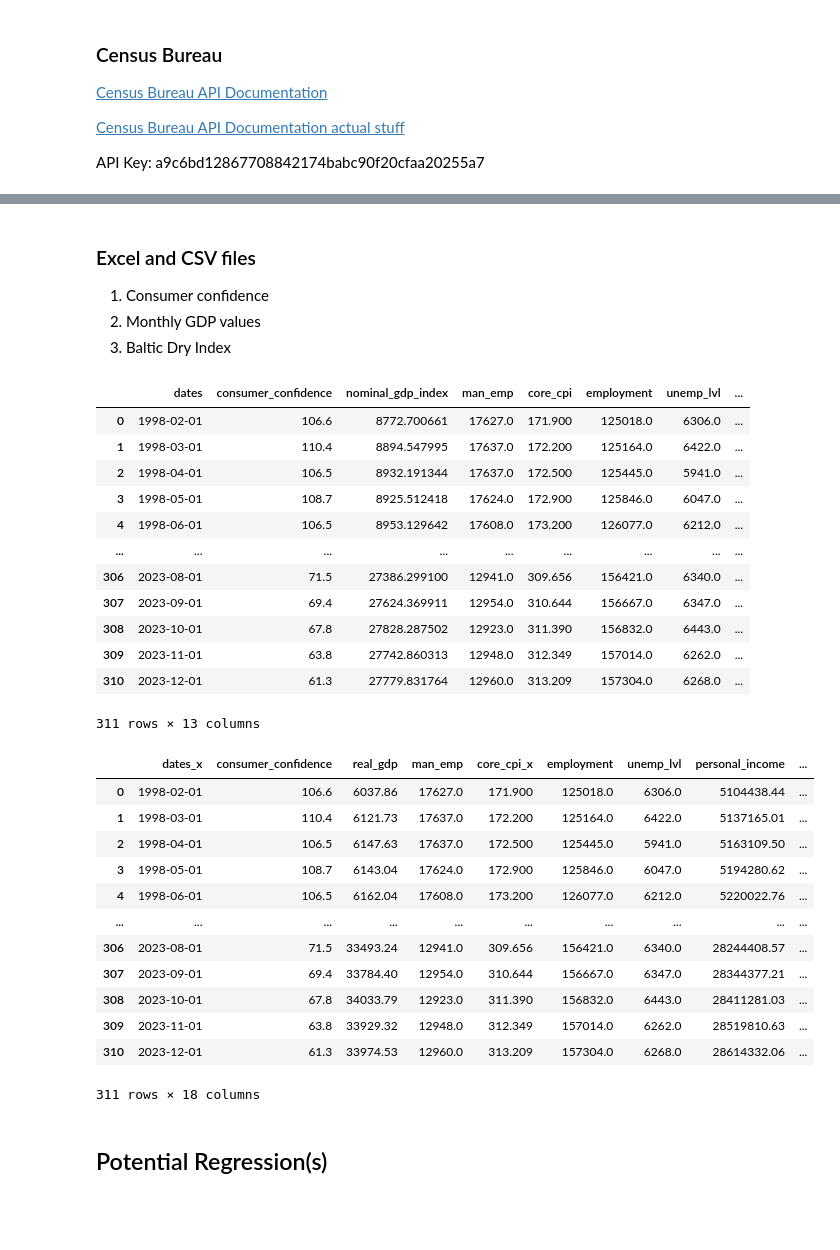
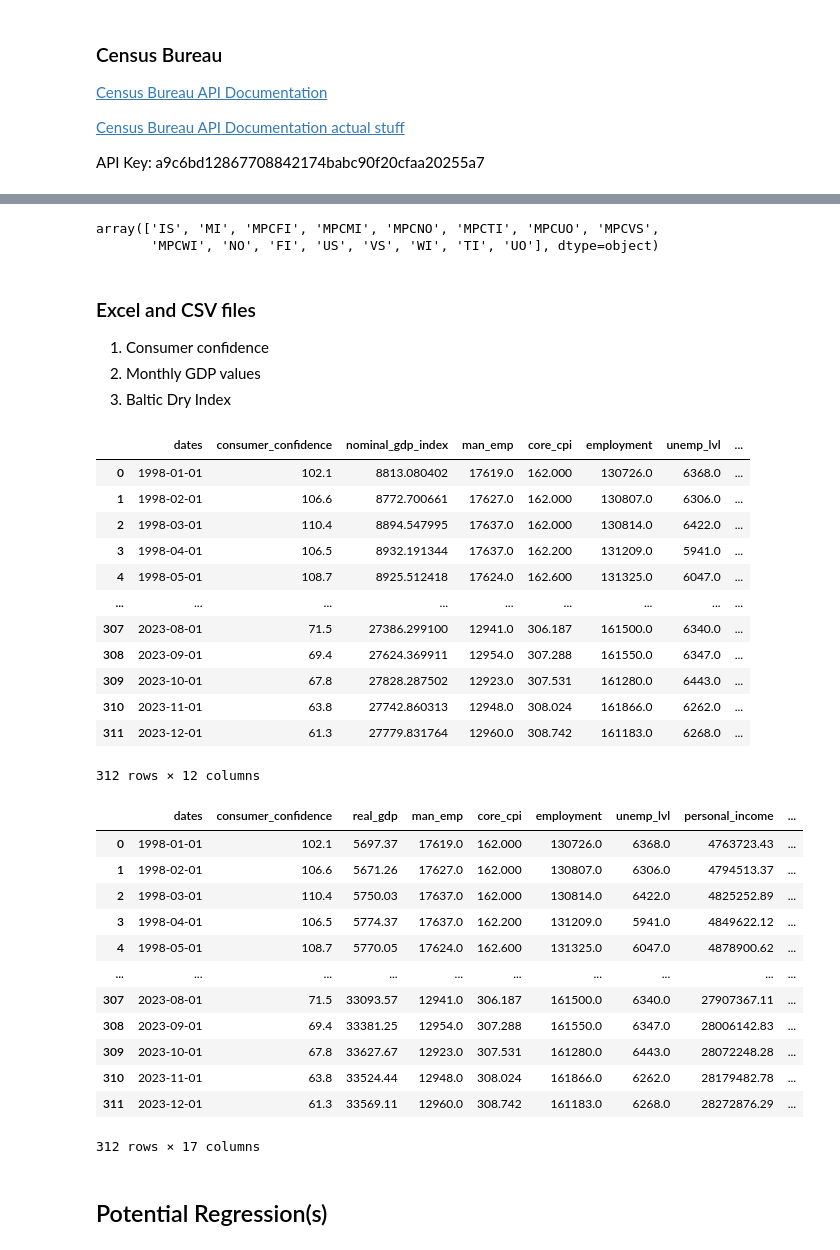
Before and after one commit to mh48642n/Scraping_and_APIs, a Jupyter notebook: Okun's_Law.ipynb, the cells around one changed output, grey strips where cells are left out. Cells and saved outputs as stored; diff of their text form; code cells hidden in the pictures; blank space fills up the shorter version.

```diff
--- a/Okun's_Law.ipynb
+++ b/Okun's_Law.ipynb
@@ -235,3 +211,13 @@ bls_data = bls_data.sort_values(by = "dates").reset_index(0)[["dates", "man_emp"
+# %%
+bls_data = pd.DataFrame(bls_data)
+
+after = ["man_emp","core_cpi","employment", "unemp_lvl"]
+
+for i in range(0, len(series_id)):
+    bls_data = bls_data.rename(columns = {series_id[i]: after[i]})
+
+bls_data = bls_data[["dates","man_emp","core_cpi","employment", "unemp_lvl"]].reset_index(drop = True, inplace = False)
+#right.pivot(
 # %%
 bls_data
 # %% [output]
@@ -323,7 +325,13 @@ cbs["dates"] = pd.to_datetime(cbs["dates"])
+# %%
+#Helps find the type of data in the larger dataset
+cbs["data_type_code"].unique()
+# %% [output]
+array(['IS', 'MI', 'MPCFI', 'MPCMI', 'MPCNO', 'MPCTI', 'MPCUO', 'MPCVS',
+       'MPCWI', 'NO', 'FI', 'US', 'VS', 'WI', 'TI', 'UO'], dtype=object)
 # %%
-#Subsets data by specific data types: Value of Shipments(VS), Finished Inventory(FI), Total Inventory(TI)
+#Subsets data by specific data types: Value of Shipments(VS), Materials and Supplies Inventories (MI)
 #Also made sure the data was seasonally adjusted
-cbs = cbs[((cbs["data_type_code"] == "VS") | (cbs["data_type_code"] == "FI") | (cbs["data_type_code"] == "TI")) & (cbs["seasonally_adj"] == "yes")]
+cbs = cbs[((cbs["data_type_code"] == "VS") | (cbs["data_type_code"] == "MI"))& (cbs["seasonally_adj"] == "yes")]
 
 #subsets the columns to make it easier when combining with later tables
 cbs = cbs[["dates", "cell_value", "data_type_code", "seasonally_adj", "category_code"]].reset_index(drop = True, inplace = False )
@@ -352,15 +360,13 @@ bdi["dates"] = pd.to_datetime(bdi["dates"])
 list_frames = [gdp, consumer, bls_data, pi_bea, dt_fr_avg, bdi]
 
 #List of the Column names that would be in Census Bureau dataset
-list_cbs_cl = ["VS", "FI", "TI"]
+list_cbs_cl = ["VS", "MI"]
 
 #iterates through the list of dataframes and joins them sequentially
-for i in range(0, len(list_frames)):
-    if i == 0:
-        continue
-    elif i == 1:
+for i in range(1, len(list_frames)):
+    if i == 1:
         df1 = pd.merge(list_frames[i], list_frames[i-1])
-    elif i > 1 & i <= 4:
+    else:
         df1 = pd.merge(df1, list_frames[i])
 
 #Iterates through the columns to create a new dataframe from somewhat cleaned sensus buearu dataframe from earlier
@@ -372,21 +378,21 @@ for j in range(0, len(list_cbs_cl)):
 df1
 # %% [output]
 |  | dates | consumer_confidence | nominal_gdp_index | man_emp | core_cpi | employment | unemp_lvl | ... |
-| 0 | 1998-02-01 | 106.6 | 8772.700661 | 17627.0 | 171.900 | 125018.0 | 6306.0 | ... |
-| 1 | 1998-03-01 | 110.4 | 8894.547995 | 17637.0 | 172.200 | 125164.0 | 6422.0 | ... |
-| 2 | 1998-04-01 | 106.5 | 8932.191344 | 17637.0 | 172.500 | 125445.0 | 5941.0 | ... |
-| 3 | 1998-05-01 | 108.7 | 8925.512418 | 17624.0 | 172.900 | 125846.0 | 6047.0 | ... |
-| 4 | 1998-06-01 | 106.5 | 8953.129642 | 17608.0 | 173.200 | 126077.0 | 6212.0 | ... |
+| 0 | 1998-01-01 | 102.1 | 8813.080402 | 17619.0 | 162.000 | 130726.0 | 6368.0 | ... |
+| 1 | 1998-02-01 | 106.6 | 8772.700661 | 17627.0 | 162.000 | 130807.0 | 6306.0 | ... |
+| 2 | 1998-03-01 | 110.4 | 8894.547995 | 17637.0 | 162.000 | 130814.0 | 6422.0 | ... |
+| 3 | 1998-04-01 | 106.5 | 8932.191344 | 17637.0 | 162.200 | 131209.0 | 5941.0 | ... |
+| 4 | 1998-05-01 | 108.7 | 8925.512418 | 17624.0 | 162.600 | 131325.0 | 6047.0 | ... |
 | ... | ... | ... | ... | ... | ... | ... | ... | ... |
-| 306 | 2023-08-01 | 71.5 | 27386.299100 | 12941.0 | 309.656 | 156421.0 | 6340.0 | ... |
-| 307 | 2023-09-01 | 69.4 | 27624.369911 | 12954.0 | 310.644 | 156667.0 | 6347.0 | ... |
-| 308 | 2023-10-01 | 67.8 | 27828.287502 | 12923.0 | 311.390 | 156832.0 | 6443.0 | ... |
-| 309 | 2023-11-01 | 63.8 | 27742.860313 | 12948.0 | 312.349 | 157014.0 | 6262.0 | ... |
-| 310 | 2023-12-01 | 61.3 | 27779.831764 | 12960.0 | 313.209 | 157304.0 | 6268.0 | ... |
+| 307 | 2023-08-01 | 71.5 | 27386.299100 | 12941.0 | 306.187 | 161500.0 | 6340.0 | ... |
+| 308 | 2023-09-01 | 69.4 | 27624.369911 | 12954.0 | 307.288 | 161550.0 | 6347.0 | ... |
+| 309 | 2023-10-01 | 67.8 | 27828.287502 | 12923.0 | 307.531 | 161280.0 | 6443.0 | ... |
+| 310 | 2023-11-01 | 63.8 | 27742.860313 | 12948.0 | 308.024 | 161866.0 | 6262.0 | ... |
+| 311 | 2023-12-01 | 61.3 | 27779.831764 | 12960.0 | 308.742 | 161183.0 | 6268.0 | ... |
-311 rows × 13 columns
+312 rows × 12 columns
 # %%
 #converting columns to numeric values
-df1[["personal_income", "baltic_dry_index","VS", "FI", "TI"]] = df1[["personal_income", "baltic_dry_index","VS", "FI", "TI"]].apply(pd.to_numeric, errors = "coerce")
+df1[["personal_income", "baltic_dry_index","VS", "MI"]] = df1[["personal_income", "baltic_dry_index","VS", "MI"]].apply(pd.to_numeric, errors = "coerce")
 
 #grabbing the year from the dates column
 df1["year"] = df1.dates.dt.strftime('%Y')
@@ -399,32 +405,32 @@ cpi = cpi.reset_index(0)
 # %%
 df = df.merge(cpi, left_on = "year", right_on = "dates")
 
-names = ["personal_income", "nominal_gdp_index", "baltic_dry_index", "VS", "FI", "TI"]
+names = ["personal_income", "nominal_gdp_index", "baltic_dry_index", "VS", "MI"]
 
 for name in names:
     df[name] = pd.to_numeric(df[name] * df["adjust_2017"]).round(2)
 
     if name == "nominal_gdp_index":
         df = df.rename(columns = {"nominal_gdp_index":"real_gdp"})
 
 df["VS_per_capita"] = (df["VS"] / df["man_emp"]).round(2)
 
 df = df.rename(columns = {"dates_x":"dates", "core_cpi_x":"core_cpi"})
 df
 # %% [output]
-|  | dates_x | consumer_confidence | real_gdp | man_emp | core_cpi_x | employment | unemp_lvl | personal_income | ... |
-| 0 | 1998-02-01 | 106.6 | 6037.86 | 17627.0 | 171.900 | 125018.0 | 6306.0 | 5104438.44 | ... |
-| 1 | 1998-03-01 | 110.4 | 6121.73 | 17637.0 | 172.200 | 125164.0 | 6422.0 | 5137165.01 | ... |
-| 2 | 1998-04-01 | 106.5 | 6147.63 | 17637.0 | 172.500 | 125445.0 | 5941.0 | 5163109.50 | ... |
-| 3 | 1998-05-01 | 108.7 | 6143.04 | 17624.0 | 172.900 | 125846.0 | 6047.0 | 5194280.62 | ... |
-| 4 | 1998-06-01 | 106.5 | 6162.04 | 17608.0 | 173.200 | 126077.0 | 6212.0 | 5220022.76 | ... |
+|  | dates | consumer_confidence | real_gdp | man_emp | core_cpi | employment | unemp_lvl | personal_income | ... |
+| 0 | 1998-01-01 | 102.1 | 5697.37 | 17619.0 | 162.000 | 130726.0 | 6368.0 | 4763723.43 | ... |
+| 1 | 1998-02-01 | 106.6 | 5671.26 | 17627.0 | 162.000 | 130807.0 | 6306.0 | 4794513.37 | ... |
+| 2 | 1998-03-01 | 110.4 | 5750.03 | 17637.0 | 162.000 | 130814.0 | 6422.0 | 4825252.89 | ... |
+| 3 | 1998-04-01 | 106.5 | 5774.37 | 17637.0 | 162.200 | 131209.0 | 5941.0 | 4849622.12 | ... |
+| 4 | 1998-05-01 | 108.7 | 5770.05 | 17624.0 | 162.600 | 131325.0 | 6047.0 | 4878900.62 | ... |
 | ... | ... | ... | ... | ... | ... | ... | ... | ... | ... |
-| 306 | 2023-08-01 | 71.5 | 33493.24 | 12941.0 | 309.656 | 156421.0 | 6340.0 | 28244408.57 | ... |
-| 307 | 2023-09-01 | 69.4 | 33784.40 | 12954.0 | 310.644 | 156667.0 | 6347.0 | 28344377.21 | ... |
-| 308 | 2023-10-01 | 67.8 | 34033.79 | 12923.0 | 311.390 | 156832.0 | 6443.0 | 28411281.03 | ... |
-| 309 | 2023-11-01 | 63.8 | 33929.32 | 12948.0 | 312.349 | 157014.0 | 6262.0 | 28519810.63 | ... |
-| 310 | 2023-12-01 | 61.3 | 33974.53 | 12960.0 | 313.209 | 157304.0 | 6268.0 | 28614332.06 | ... |
+| 307 | 2023-08-01 | 71.5 | 33093.57 | 12941.0 | 306.187 | 161500.0 | 6340.0 | 27907367.11 | ... |
+| 308 | 2023-09-01 | 69.4 | 33381.25 | 12954.0 | 307.288 | 161550.0 | 6347.0 | 28006142.83 | ... |
+| 309 | 2023-10-01 | 67.8 | 33627.67 | 12923.0 | 307.531 | 161280.0 | 6443.0 | 28072248.28 | ... |
+| 310 | 2023-11-01 | 63.8 | 33524.44 | 12948.0 | 308.024 | 161866.0 | 6262.0 | 28179482.78 | ... |
+| 311 | 2023-12-01 | 61.3 | 33569.11 | 12960.0 | 308.742 | 161183.0 | 6268.0 | 28272876.29 | ... |
-311 rows × 18 columns
+312 rows × 17 columns
 # %%
 #list of directories
 directories = ["C:/Users/marvi/OneDrive/Documents/GitHub/assignment-1-mh48642n",
```
Also changed, not shown: parts of 9 cells of this notebook, 1 other file.
